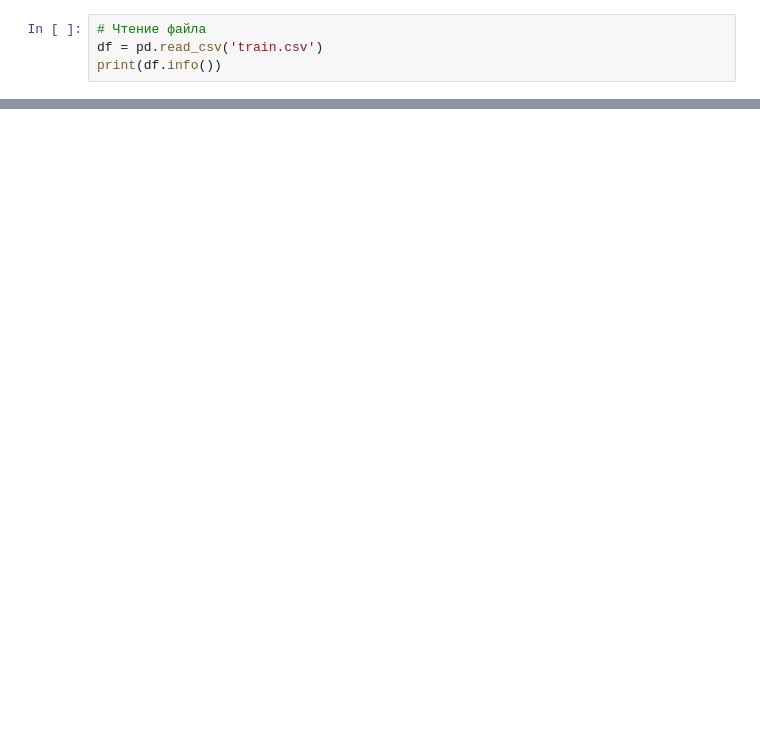
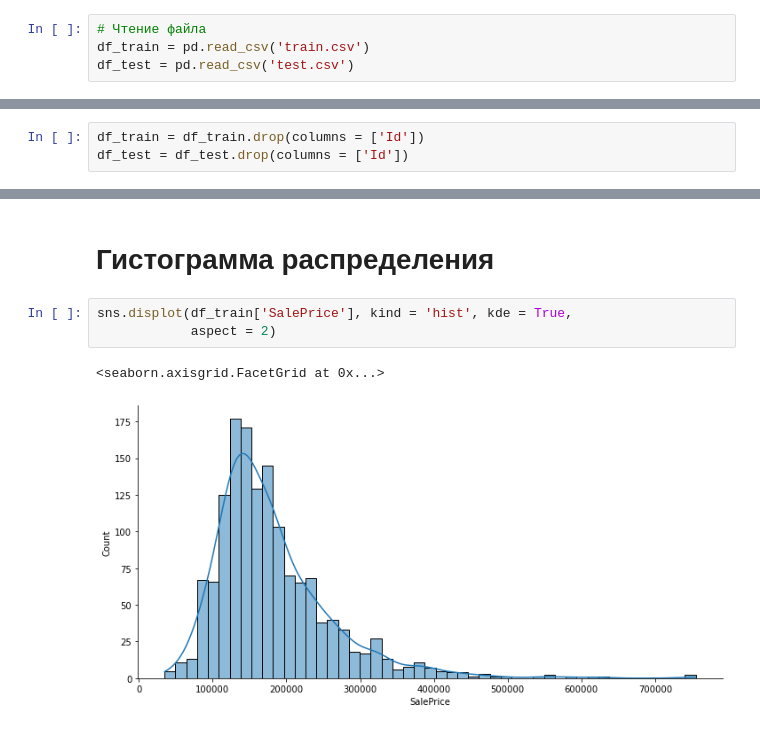
Before and after one commit to Gekcer/IS-House-prices, a Jupyter notebook: houses.ipynb, the cells around one changed output, grey strips where cells are left out. Saved outputs shown, nothing was run; the diff lists cells and outputs as text; blank space fills up the shorter version.

```diff
--- a/houses.ipynb
+++ b/houses.ipynb
@@ -5,4 +11,4 @@ import numpy as np
 # %%
 # Чтение файла
-df = pd.read_csv('train.csv')
-print(df.info())
+df_train = pd.read_csv('train.csv')
+df_test = pd.read_csv('test.csv')
@@ -49,0 +47,3 @@ del df['Id']
+# %%
+df_train = df_train.drop(columns = ['Id'])
+df_test = df_test.drop(columns = ['Id'])
@@ -49,0 +62,8 @@ del df['Id']
+# %% [markdown]
+# Гистограмма распределения
+# %%
+sns.displot(df_train['SalePrice'], kind = 'hist', kde = True,
+            aspect = 2)
+# %% [output]
+<seaborn.axisgrid.FacetGrid at 0x...>
+[figure, added]
```
Also changed, not shown: parts of 47 cells of this notebook.
